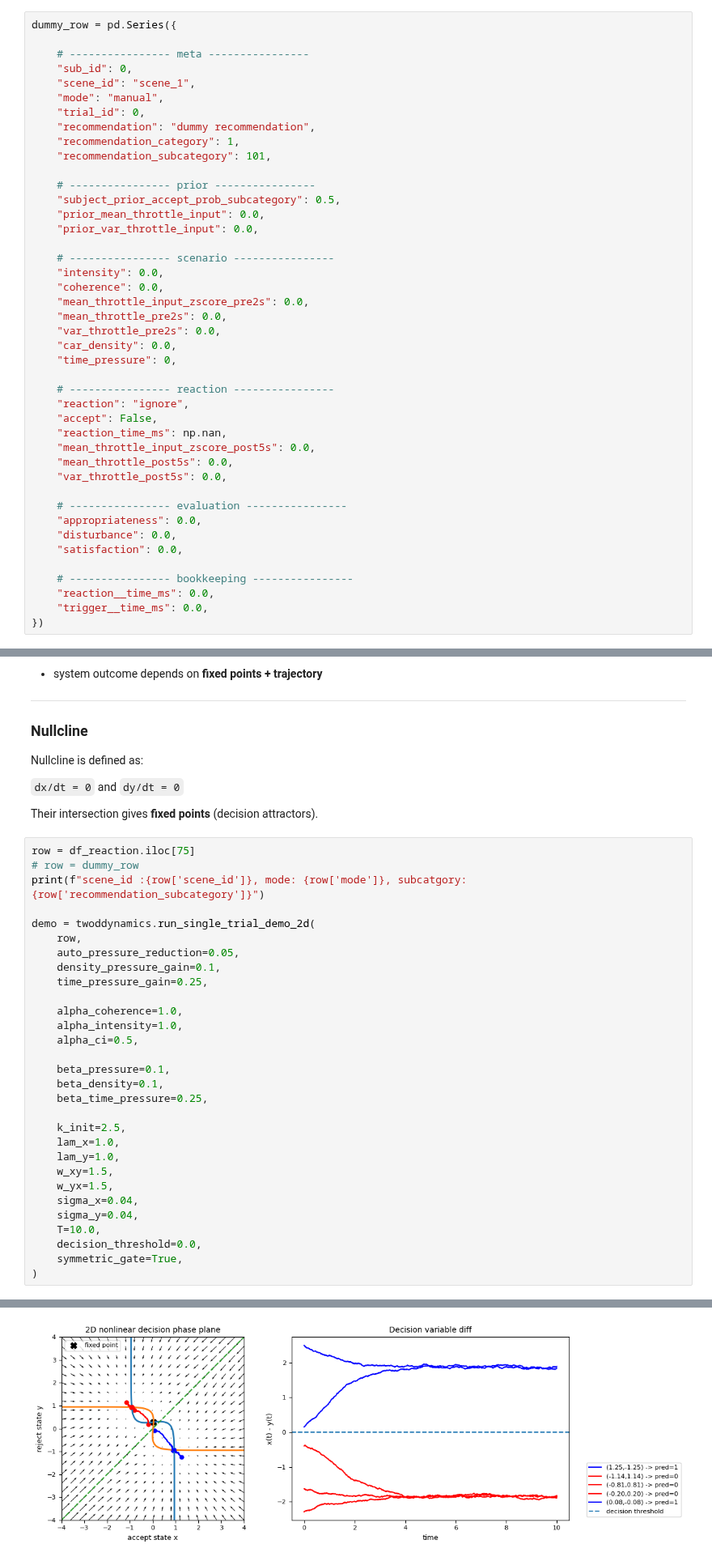
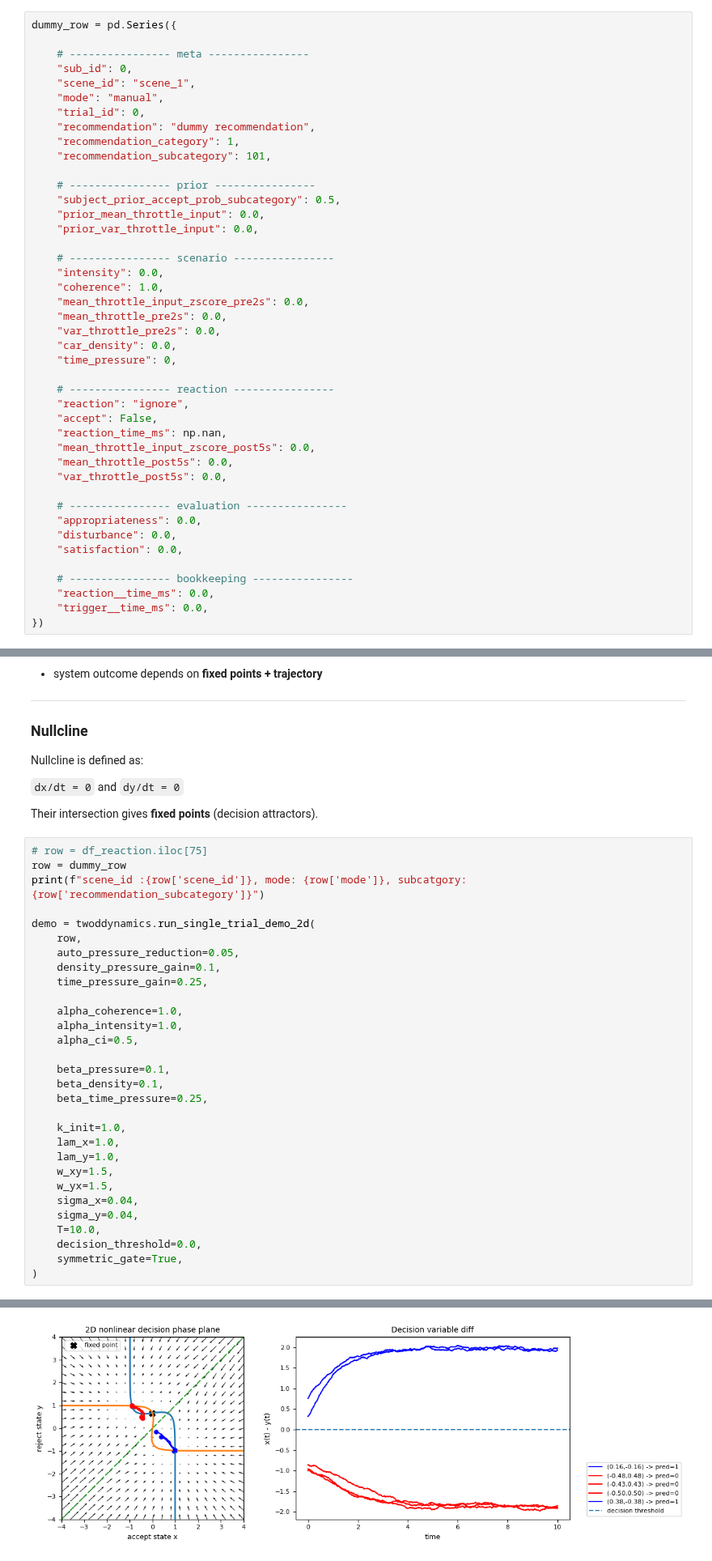
Before and after one commit to yxlin02/HCICarSim, a Jupyter notebook: DataAnalysis.ipynb, the cells around one changed output, grey strips where cells are left out. Shown at 81% size. Cells and saved outputs as stored; diff of their text form.

```diff
--- a/DataAnalysis.ipynb
+++ b/DataAnalysis.ipynb
@@ -1599,7 +1599,7 @@ dummy_row = pd.Series({
 
     # ---------------- scenario ----------------
     "intensity": 0.0,
-    "coherence": 0.0,
+    "coherence": 1.0,
     "mean_throttle_input_zscore_pre2s": 0.0,
     "mean_throttle_pre2s": 0.0,
     "var_throttle_pre2s": 0.0,
@@ -1909,8 +1909,8 @@ Nullcline is defined as:
 
 Their intersection gives **fixed points** (decision attractors).
 # %%
-row = df_reaction.iloc[75]
-# row = dummy_row
+# row = df_reaction.iloc[75]
+row = dummy_row
 print(f"scene_id :{row['scene_id']}, mode: {row['mode']}, subcatgory: {row['recommendation_subcategory']}")
 
 demo = twoddynamics.run_single_trial_demo_2d(
@@ -1927,7 +1927,7 @@ demo = twoddynamics.run_single_trial_demo_2d(
     beta_density=0.1,
     beta_time_pressure=0.25,
 
-    k_init=2.5,
+    k_init=1.0,
     lam_x=1.0,
     lam_y=1.0,
     w_xy=1.5,
@@ -1958,5 +1958,5 @@ p_accept = 0.871
 accept_pred = 1
-[figure, old version]
+[figure, new version]
 # %%
 df_type_two = df_reaction[df_reaction["recommendation_category"] == 2]
 
```
Also changed, not shown: parts of 3 cells of this notebook.
